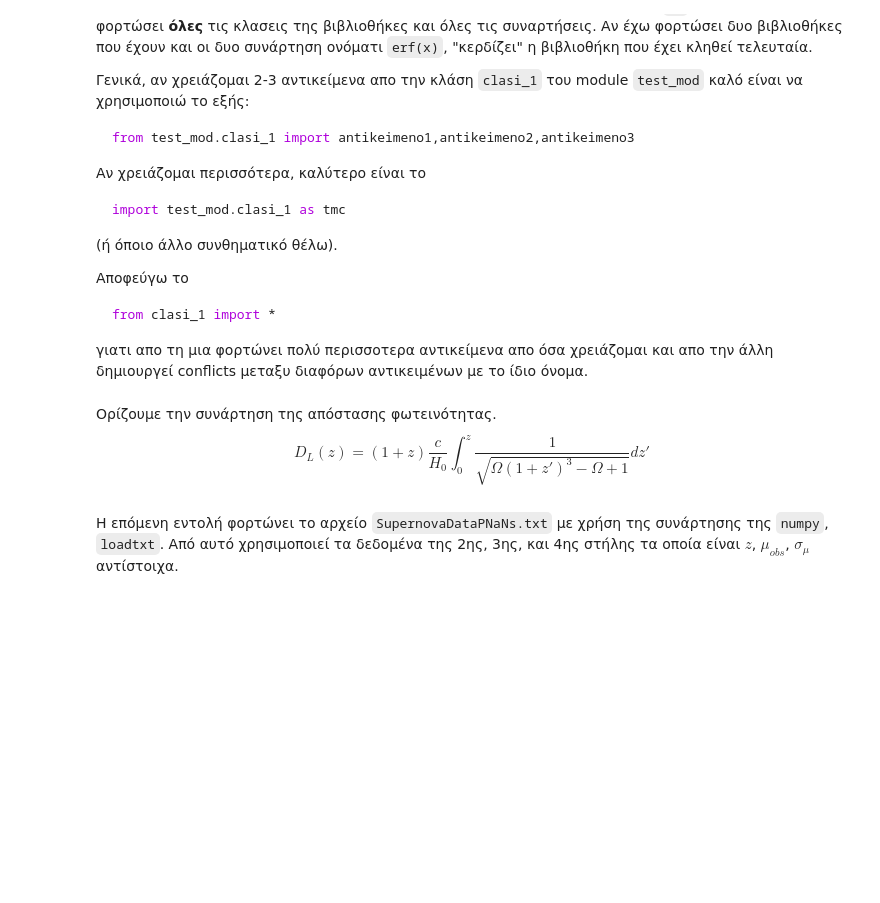
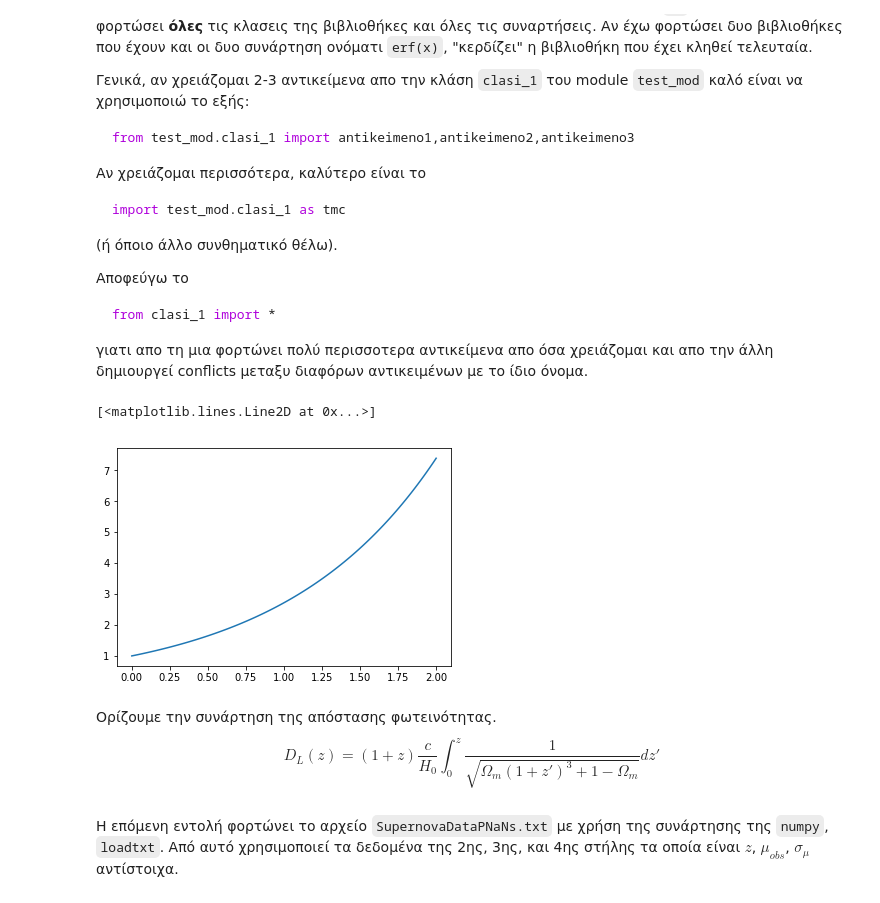
Before and after one commit to UoAACG/WorkshopNotebooks, a Jupyter notebook: Linear_Regresion_ex_and_extras.ipynb, the cells around one changed output. Cells and saved outputs as stored; diff of their text form; code cells hidden in the pictures; blank space fills up the shorter version.

```diff
--- a/Linear_Regresion_ex_and_extras.ipynb
+++ b/Linear_Regresion_ex_and_extras.ipynb
@@ -65,5 +64,13 @@ from scipy.optimize import minimize
+# %%
+xx=np.linspace(0,2,num=100)
+yy=np.exp(xx)
+# %%
+plt.plot(xx,yy)
+# %% [output]
+[<matplotlib.lines.Line2D at 0x...>]
+[figure, added]
 # %% [markdown]
 Ορίζουμε την συνάρτηση της απόστασης φωτεινότητας.
 $$
-D_L(z)= (1+z) \frac{c}{H_0}\int _0 ^z \frac{1}{\sqrt{\Omega (1+z')^3 -\Omega +1}} dz'
+D_L(z)= (1+z) \frac{c}{H_0}\int _0 ^z \frac{1}{\sqrt{\Omega _m (1+z')^3 +1 -\Omega _m}} dz'
 $$
```
Also changed, not shown: parts of 14 cells of this notebook.
